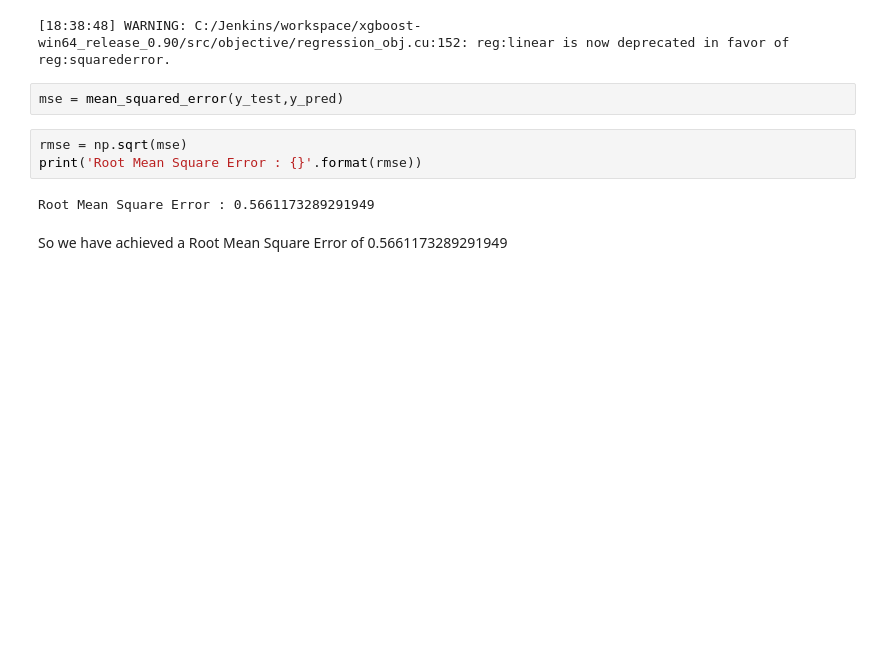
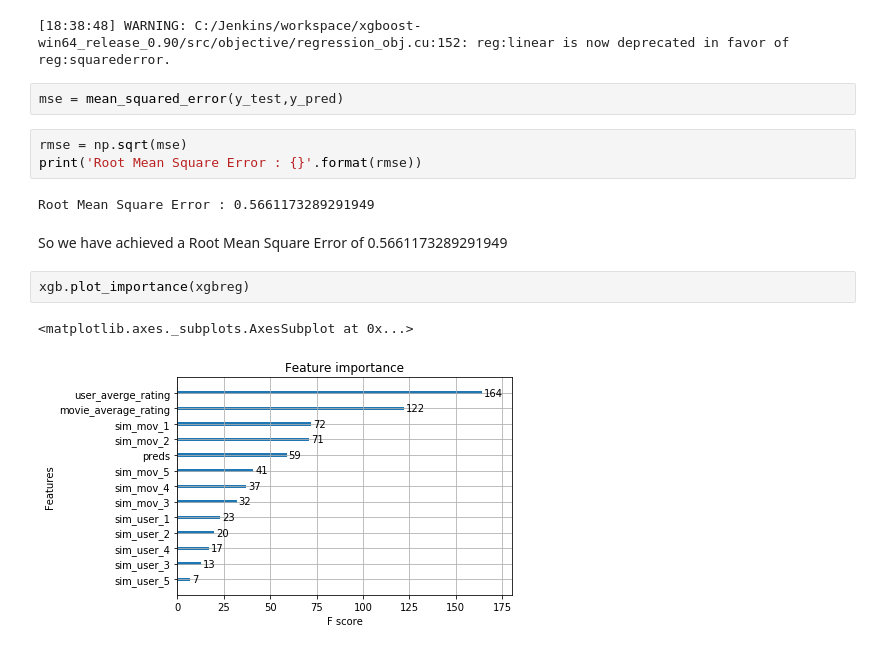
Before and after one commit to subhasisj/python-projects, a Jupyter notebook: Machine_Learning_Projects/Netflix_Movie_Recommendation/Netflix_movie_recommendation.ipynb, the cells around one changed output. Cells and saved outputs as stored; diff of their text form; blank space fills up the shorter version.

Commit message:
feature importance

```diff
--- a/Machine_Learning_Projects/Netflix_Movie_Recommendation/Netflix_movie_recommendation.ipynb
+++ b/Machine_Learning_Projects/Netflix_Movie_Recommendation/Netflix_movie_recommendation.ipynb
@@ -923,3 +923,8 @@ print('Root Mean Square Error : {}'.format(rmse))
 Root Mean Square Error : 0.5661173289291949
 # %% [markdown]
 So we have achieved a Root Mean Square Error of 0.5661173289291949
+# %%
+xgb.plot_importance(xgbreg)
+# %% [output]
+<matplotlib.axes._subplots.AxesSubplot at 0x...>
+[figure, added]
```
